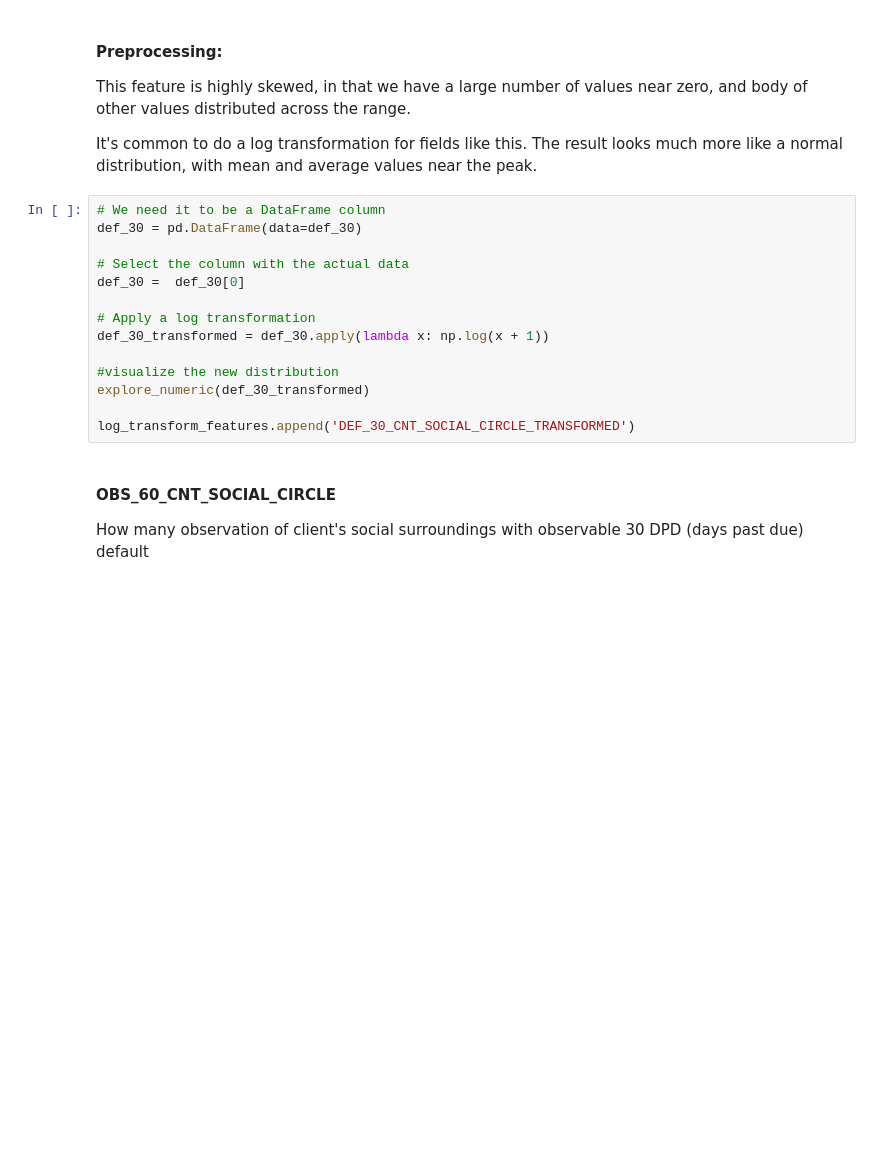
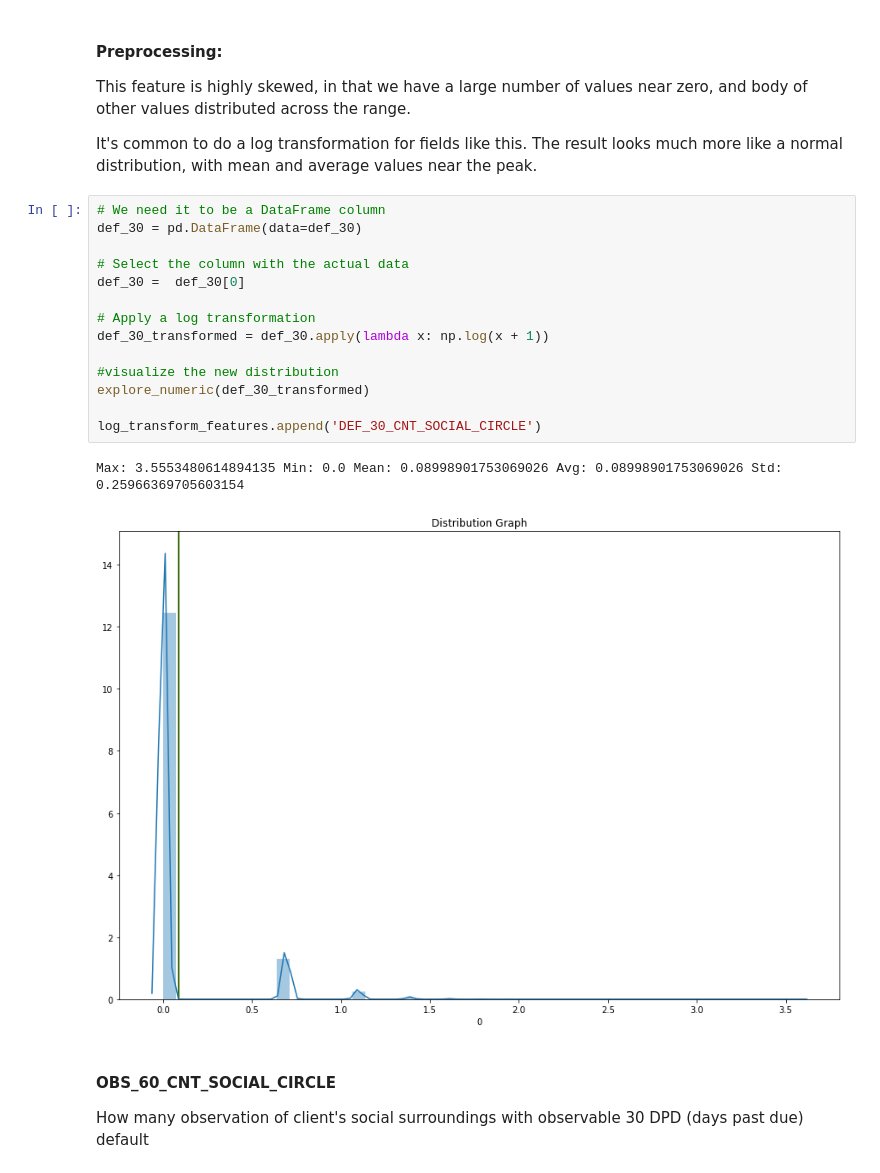
Before and after one commit to clarkje/machine-learning, a Jupyter notebook: projects/capstone/Data Exploration - Application Data.ipynb, the cells around one changed output. Cells and saved outputs as stored; diff of their text form; blank space fills up the shorter version.

```diff
--- a/projects/capstone/Data Exploration - Application Data.ipynb
+++ b/projects/capstone/Data Exploration - Application Data.ipynb
@@ -715,17 +956,20 @@ It's common to do a log transformation for fields like this. The result looks mu
 # %%
 # We need it to be a DataFrame column
 def_30 = pd.DataFrame(data=def_30)
 
 # Select the column with the actual data
 def_30 =  def_30[0]
 
 # Apply a log transformation
 def_30_transformed = def_30.apply(lambda x: np.log(x + 1))
 
 #visualize the new distribution
 explore_numeric(def_30_transformed)
 
-log_transform_features.append('DEF_30_CNT_SOCIAL_CIRCLE_TRANSFORMED')
+log_transform_features.append('DEF_30_CNT_SOCIAL_CIRCLE')
+# %% [output]
+Max: 3.5553480614894135 Min: 0.0 Mean: 0.08998901753069026 Avg: 0.08998901753069026 Std: 0.25966369705603154
+[figure, added]
 # %% [markdown]
 #### OBS_60_CNT_SOCIAL_CIRCLE
 How many observation of client's social surroundings with observable 30 DPD (days past due) default
```
Also changed, not shown: parts of 60 cells of this notebook, 4 other files.
